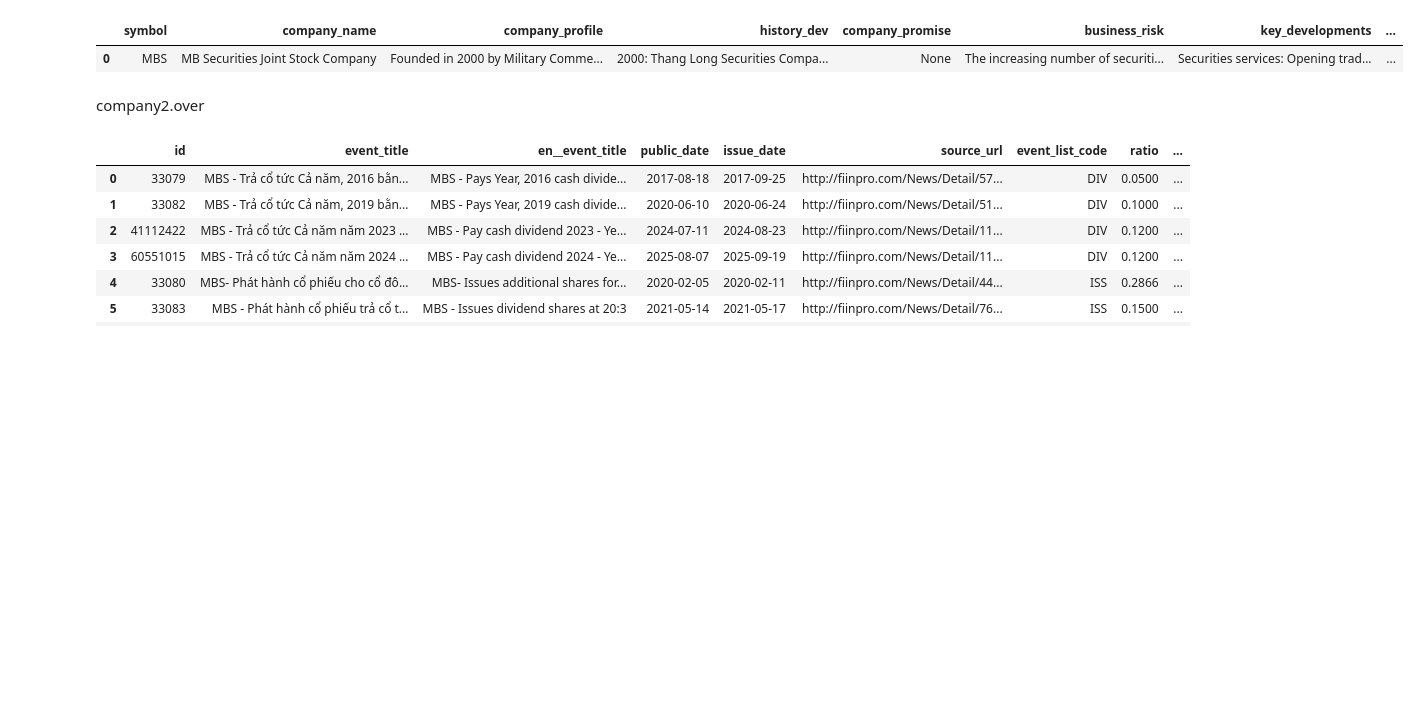
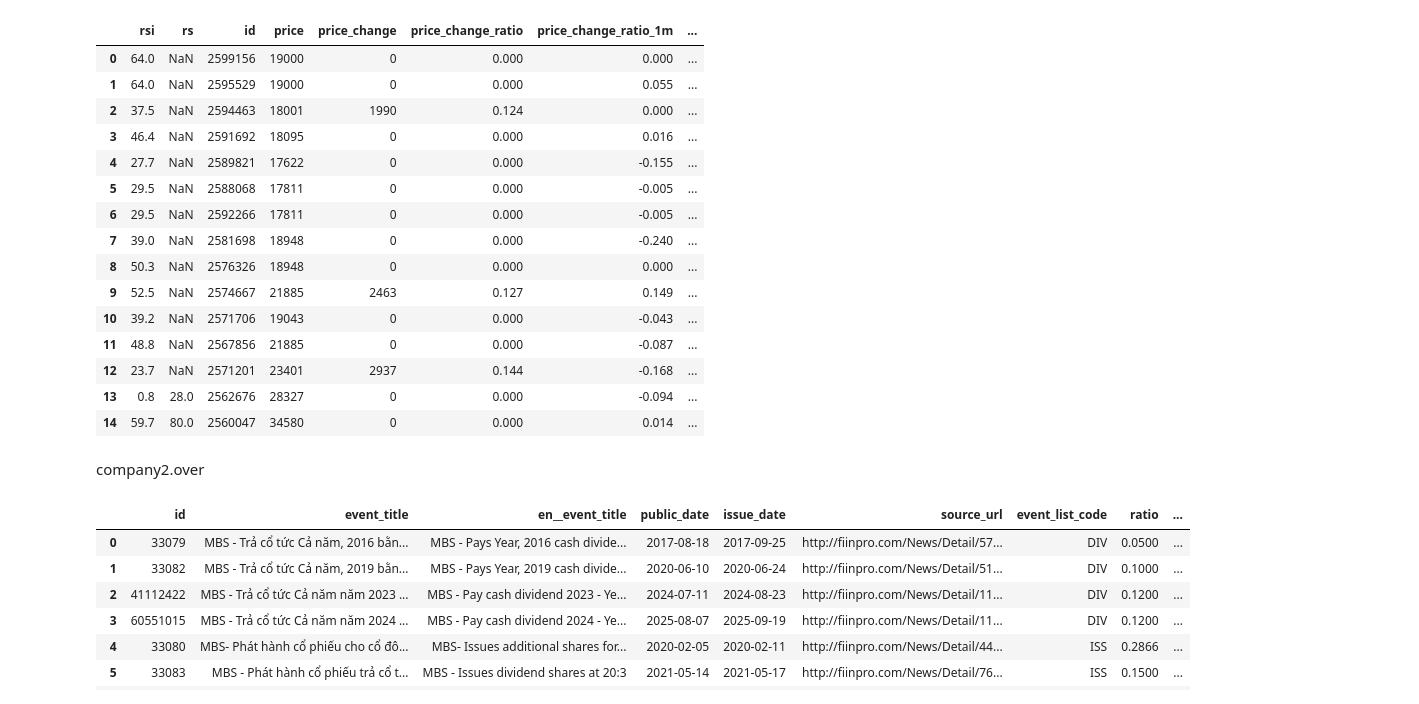
Before and after one commit to tohieu1603/pynews, a Jupyter notebook: readme.ipynb, the cells around one changed output. Saved outputs shown, nothing was run; the diff lists cells and outputs as text; code cells hidden in the pictures; blank space fills up the shorter version.

Commit message:
Them ham stock

```diff
--- a/readme.ipynb
+++ b/readme.ipynb
@@ -12,8 +50,22 @@ company.overview()
 # %%
-company.events()
+company.events(lang="vi")
 # %% [output]
-|  | symbol | company_name | company_profile | history_dev | company_promise | business_risk | key_developments | ... |
-| 0 | MBS | MB Securities Joint Stock Company | Founded in 2000 by Military Comme... | 2000: Thang Long Securities Compa... | None | The increasing number of securiti... | Securities services: Opening trad... | ... |
+|  | rsi | rs | id | price | price_change | price_change_ratio | price_change_ratio_1m | ... |
+| 0 | 64.0 | NaN | 2599156 | 19000 | 0 | 0.000 | 0.000 | ... |
+| 1 | 64.0 | NaN | 2595529 | 19000 | 0 | 0.000 | 0.055 | ... |
+| 2 | 37.5 | NaN | 2594463 | 18001 | 1990 | 0.124 | 0.000 | ... |
+| 3 | 46.4 | NaN | 2591692 | 18095 | 0 | 0.000 | 0.016 | ... |
+| 4 | 27.7 | NaN | 2589821 | 17622 | 0 | 0.000 | -0.155 | ... |
+| 5 | 29.5 | NaN | 2588068 | 17811 | 0 | 0.000 | -0.005 | ... |
+| 6 | 29.5 | NaN | 2592266 | 17811 | 0 | 0.000 | -0.005 | ... |
+| 7 | 39.0 | NaN | 2581698 | 18948 | 0 | 0.000 | -0.240 | ... |
+| 8 | 50.3 | NaN | 2576326 | 18948 | 0 | 0.000 | 0.000 | ... |
+| 9 | 52.5 | NaN | 2574667 | 21885 | 2463 | 0.127 | 0.149 | ... |
+| 10 | 39.2 | NaN | 2571706 | 19043 | 0 | 0.000 | -0.043 | ... |
+| 11 | 48.8 | NaN | 2567856 | 21885 | 0 | 0.000 | -0.087 | ... |
+| 12 | 23.7 | NaN | 2571201 | 23401 | 2937 | 0.144 | -0.168 | ... |
+| 13 | 0.8 | 28.0 | 2562676 | 28327 | 0 | 0.000 | -0.094 | ... |
+| 14 | 59.7 | 80.0 | 2560047 | 34580 | 0 | 0.000 | 0.014 | ... |
 # %% [markdown]
 company2.over
 # %%
```
Also changed, not shown: parts of 3 cells of this notebook, 5 other files.
